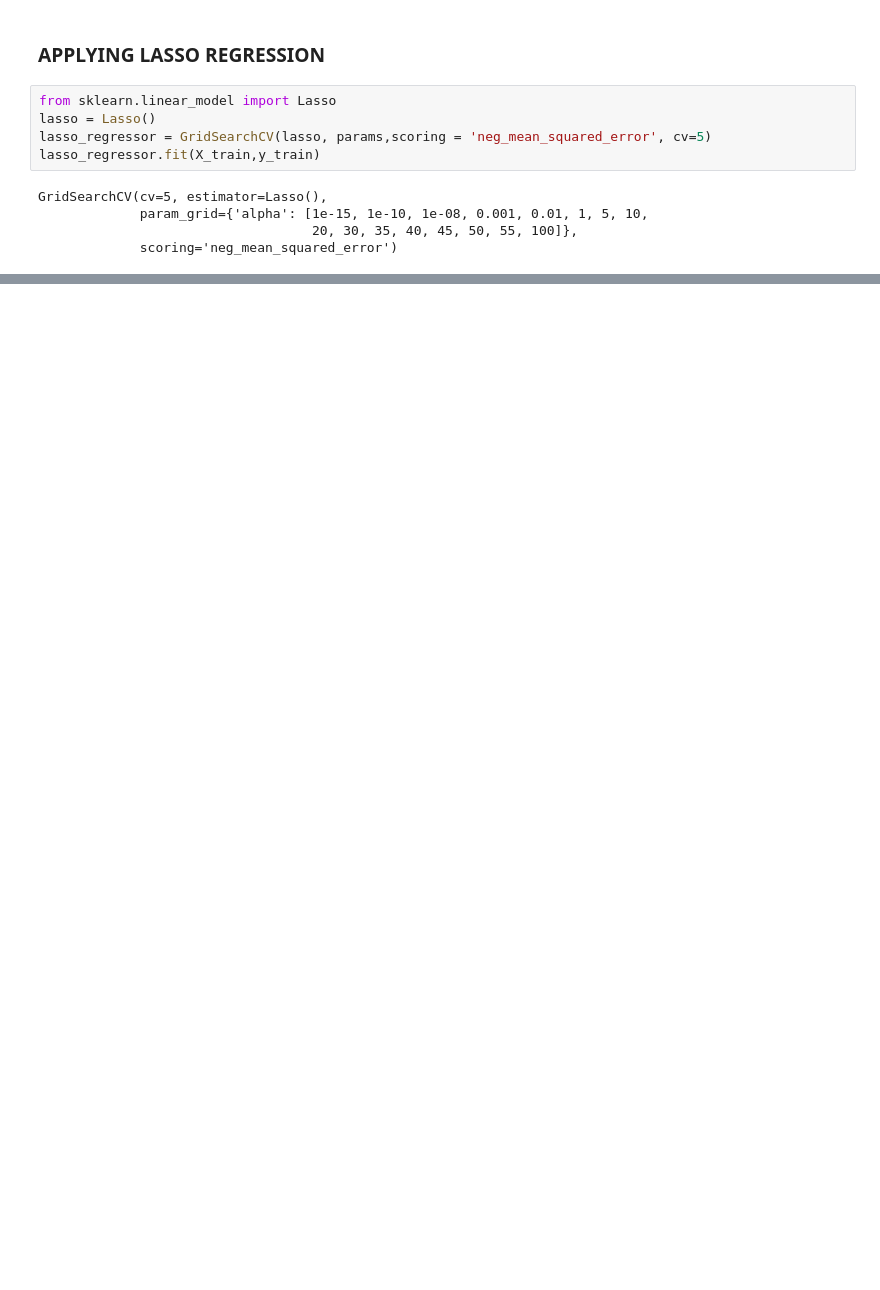
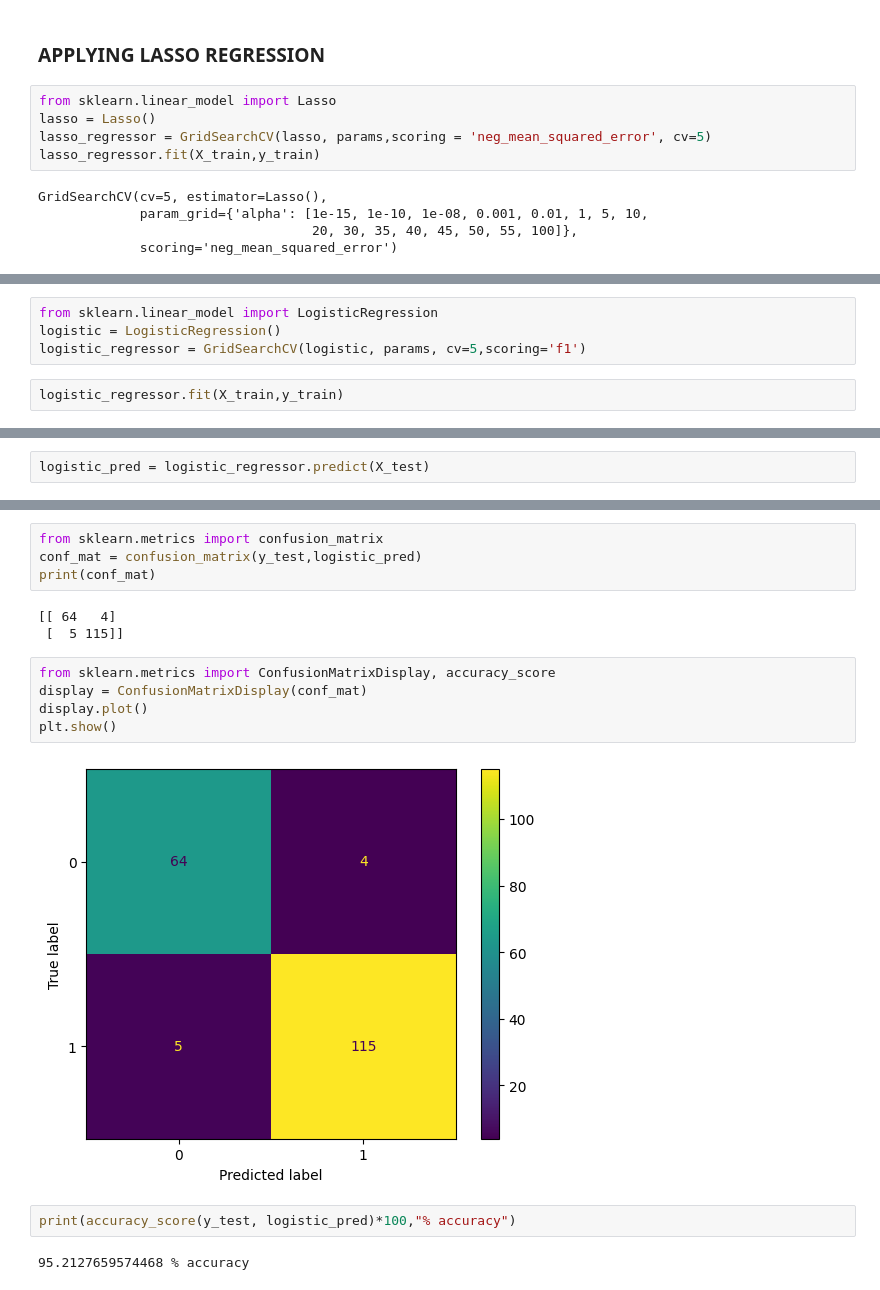
Before and after one commit to mohdsahil2307/House-Price-Detection, a Jupyter notebook: Implementing ML Models.ipynb, the cells around one changed output, grey strips where cells are left out. Cells and saved outputs as stored; diff of their text form; blank space fills up the shorter version.

Commit message:
Implemented Logistic Regression for Breast Cancer Prediction

```diff
--- a/Implementing ML Models.ipynb
+++ b/Implementing ML Models.ipynb
@@ -206,0 +268,6 @@ plt.show()
+# %%
+from sklearn.linear_model import LogisticRegression
+logistic = LogisticRegression()
+logistic_regressor = GridSearchCV(logistic, params, cv=5,scoring='f1')
+# %%
+logistic_regressor.fit(X_train,y_train)
@@ -206,0 +299,2 @@ plt.show()
+# %%
+logistic_pred = logistic_regressor.predict(X_test)
@@ -206,0 +313,18 @@ plt.show()
+# %%
+from sklearn.metrics import confusion_matrix
+conf_mat = confusion_matrix(y_test,logistic_pred)
+print(conf_mat)
+# %% [output]
+[[ 64   4]
+ [  5 115]]
+# %%
+from sklearn.metrics import ConfusionMatrixDisplay, accuracy_score
+display = ConfusionMatrixDisplay(conf_mat)
+display.plot()
+plt.show()
+# %% [output]
+[figure, added]
+# %%
+print(accuracy_score(y_test, logistic_pred)*100,"% accuracy")
+# %% [output]
+95.2127659574468 % accuracy
```
Also changed, not shown: parts of 18 cells of this notebook.
